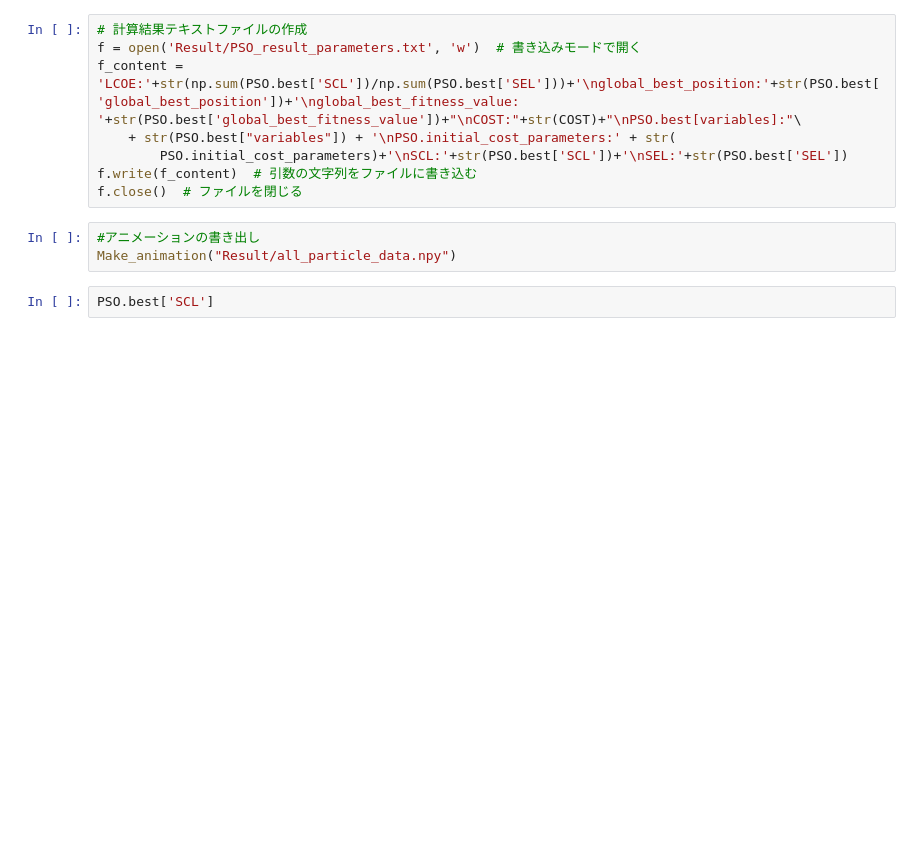
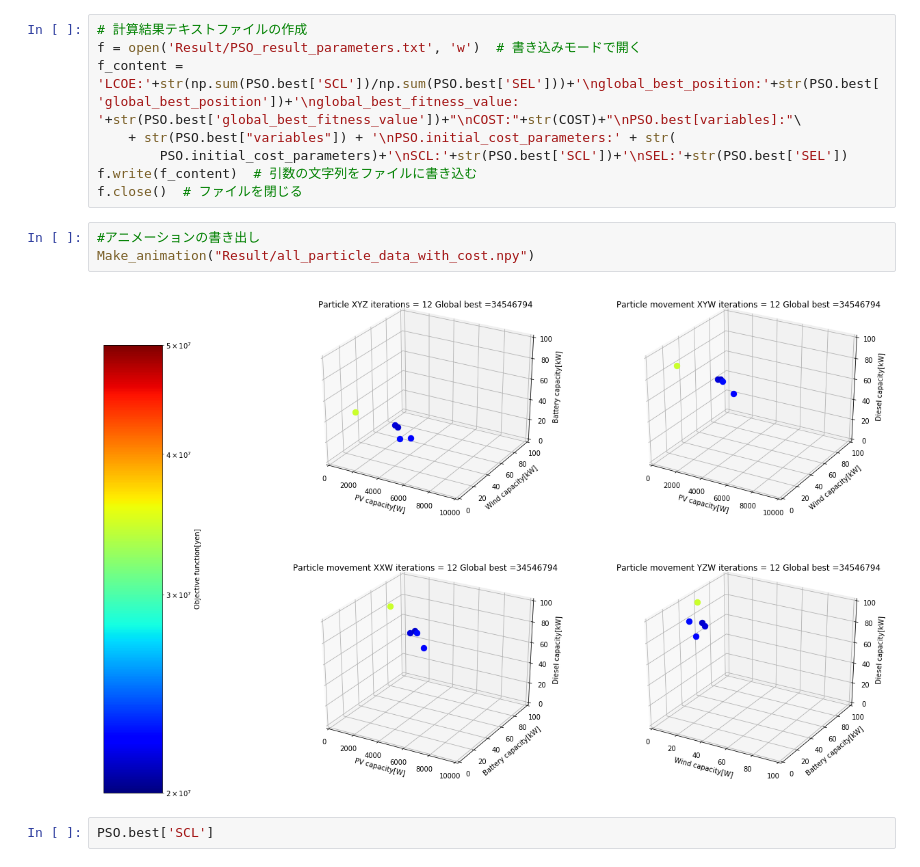
Before and after one commit to insideman02468/Miniconda, a Jupyter notebook: PSO/Microgrid optimization/In objective approach/MicrogridPSO.ipynb, the cells around one changed output. Drawn from its saved outputs; the diff is of its cells as text; blank space fills up the shorter version.

```diff
--- a/PSO/Microgrid optimization/In objective approach/MicrogridPSO.ipynb
+++ b/PSO/Microgrid optimization/In objective approach/MicrogridPSO.ipynb
@@ -131,7 +113,9 @@ f.write(f_content)  # 引数の文字列をファイルに書き込む
 f.close()  # ファイルを閉じる
 # %%
 #アニメーションの書き出し
-Make_animation("Result/all_particle_data.npy")
+Make_animation("Result/all_particle_data_with_cost.npy")
+# %% [output]
+[figure, added]
 # %%
 PSO.best['SCL']
 # %%
```
Also changed, not shown: parts of 1 cell of this notebook, 11 other files.
